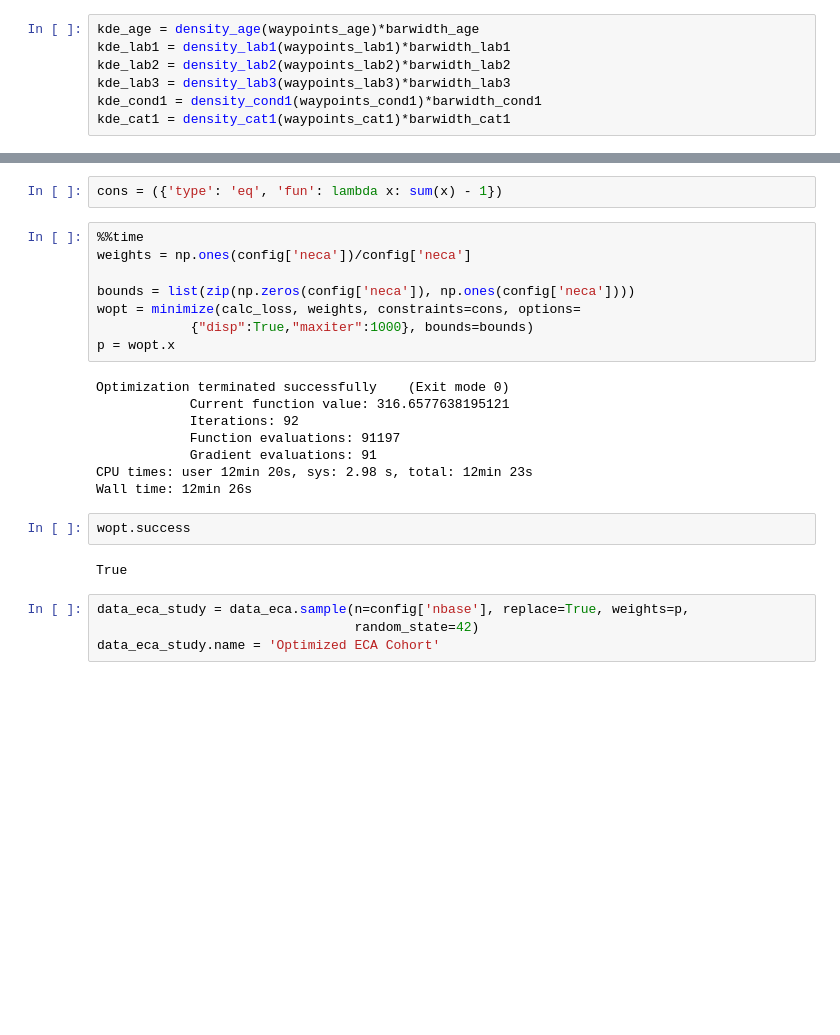
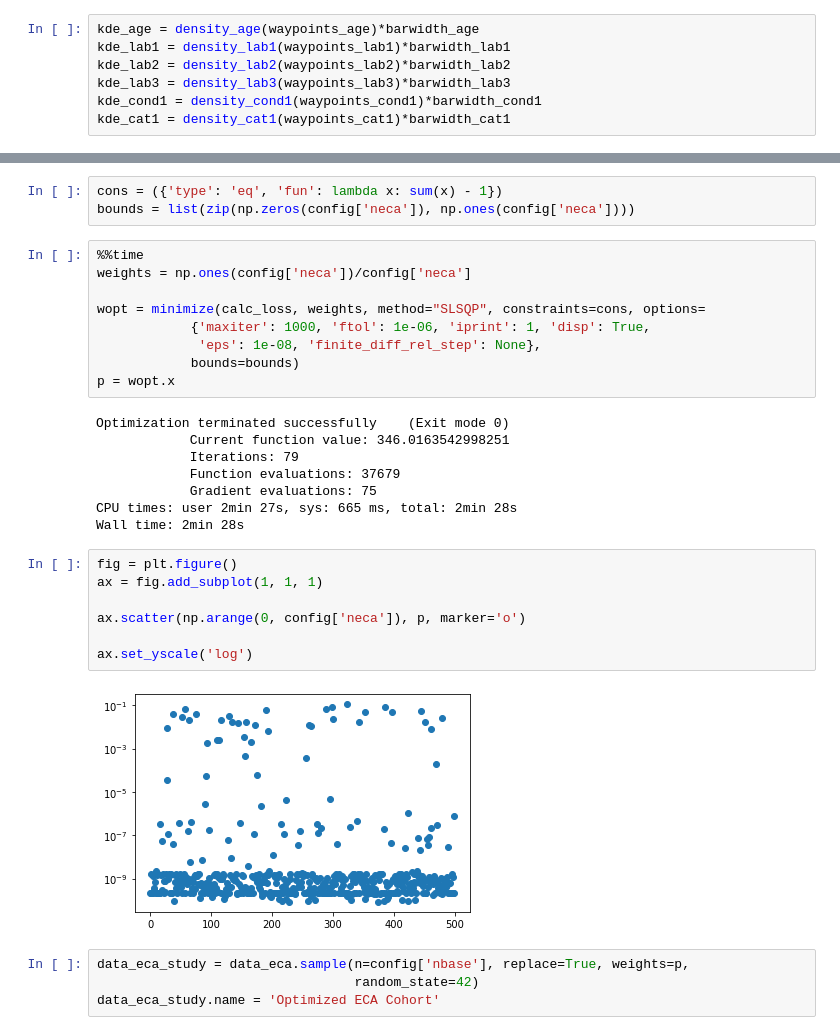
Before and after one commit to csrinesh/balance_cohort, a Jupyter notebook: cohortbalancer.ipynb, the cells around one changed output, grey strips where cells are left out. Cells and saved outputs as stored; diff of their text form; blank space fills up the shorter version.

```diff
--- a/cohortbalancer.ipynb
+++ b/cohortbalancer.ipynb
@@ -168,26 +176,33 @@ def calc_loss(w):
     return sum(loss)
 # %%
 cons = ({'type': 'eq', 'fun': lambda x: sum(x) - 1})
+bounds = list(zip(np.zeros(config['neca']), np.ones(config['neca'])))
 # %%
 %%time
 weights = np.ones(config['neca'])/config['neca']
 
-bounds = list(zip(np.zeros(config['neca']), np.ones(config['neca'])))
-wopt = minimize(calc_loss, weights, constraints=cons, options=
-            {"disp":True,"maxiter":1000}, bounds=bounds)
+wopt = minimize(calc_loss, weights, method="SLSQP", constraints=cons, options=
+            {'maxiter': 1000, 'ftol': 1e-06, 'iprint': 1, 'disp': True,
+             'eps': 1e-08, 'finite_diff_rel_step': None},
+            bounds=bounds)
 p = wopt.x
 # %% [output]
 Optimization terminated successfully    (Exit mode 0)
-            Current function value: 316.6577638195121
-            Iterations: 92
-            Function evaluations: 91197
-            Gradient evaluations: 91
-CPU times: user 12min 20s, sys: 2.98 s, total: 12min 23s
-Wall time: 12min 26s
+            Current function value: 346.0163542998251
+            Iterations: 79
+            Function evaluations: 37679
+            Gradient evaluations: 75
+CPU times: user 2min 27s, sys: 665 ms, total: 2min 28s
+Wall time: 2min 28s
-# %%
-wopt.success
-# %% [output]
-True
+# %%
+fig = plt.figure()
+ax = fig.add_subplot(1, 1, 1)
+
+ax.scatter(np.arange(0, config['neca']), p, marker='o')
+
+ax.set_yscale('log')
+# %% [output]
+[figure, added]
 # %%
 data_eca_study = data_eca.sample(n=config['nbase'], replace=True, weights=p,
                                  random_state=42)
```
Also changed, not shown: parts of 8 cells of this notebook.
